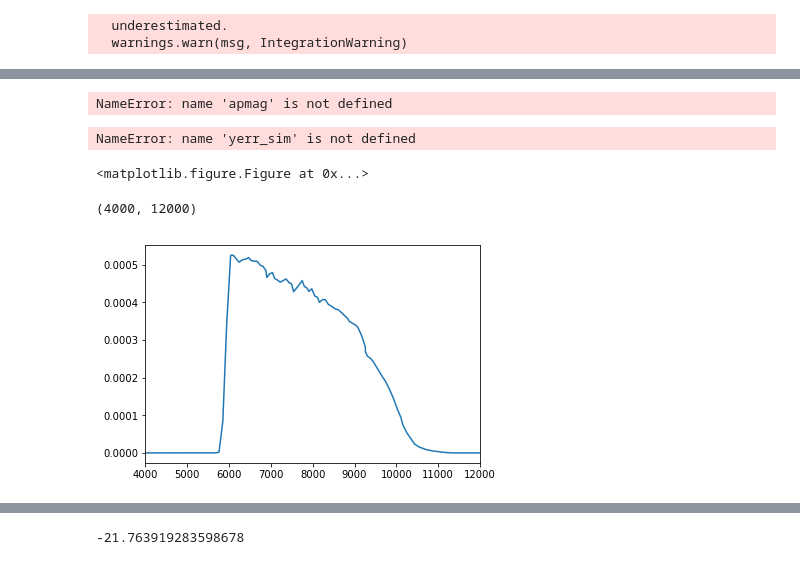
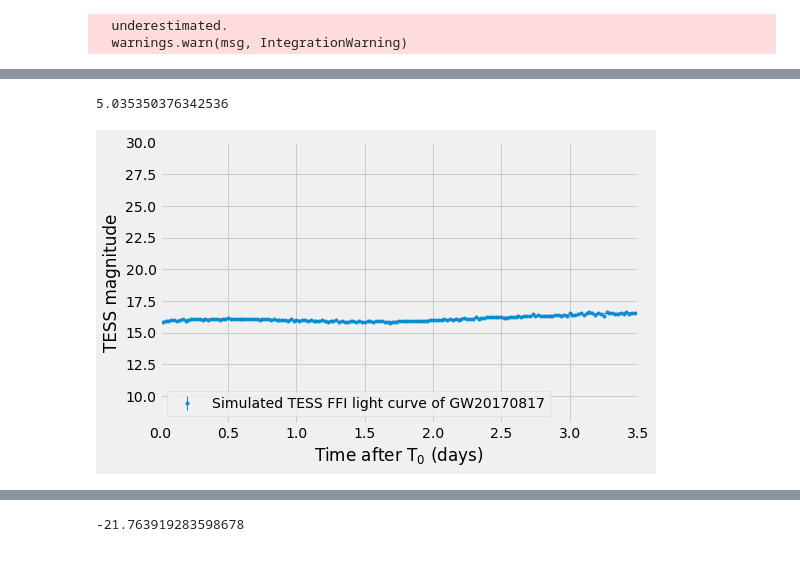
Before and after one commit to mrtommyb/messing-with-gw, a Jupyter notebook: code/gw_mag_v3.ipynb, the cells around one changed output, grey strips where cells are left out. Drawn from its saved outputs; the diff is of its cells as text; code cells hidden in the pictures.

```diff
--- a/code/gw_mag_v3.ipynb
+++ b/code/gw_mag_v3.ipynb
@@ -94,15 +204,13 @@ with plt.style.context(('fivethirtyeight')):
 # %%
 x = (1.514E6 * 70 * 3600)
 y = x * 10**(-0.4*11.3)
-z = np.sqrt(y) / (x * 10**(-0.4*17.3))
+z = np.sqrt(y) / (x * 10**(-0.4*17.3)) / np.sqrt(0.5)
 
 t_sim = np.arange(0,10,1./48)
 m_sim = GWT.get_apmag(GWT._f5(t_sim), GWT.obs_distance)
 
-yerr_sim2 = np.sqrt(GWT.get_yerr_mag(m_sim, ) ** 2 + z**2)
+yerr_sim2 = np.sqrt(GWT.get_yerr_mag(m_sim, 11.3) ** 2 + z**2)
 erroradd2 = np.random.normal(scale=yerr_sim2[np.isfinite(yerr_sim2)], size=len(m_sim[np.isfinite(yerr_sim2)]))
 
-yerr_sim = GWT.get_yerr_mag(m_sim, )
+yerr_sim = GWT.get_yerr_mag(m_sim, 11.3)
 erroradd = np.random.normal(scale=yerr_sim[np.isfinite(yerr_sim)], size=len(m_sim[np.isfinite(yerr_sim)]))
-# %% [output]
-NameError: name 'apmag' is not defined
@@ -109,33 +220,27 @@ NameError: name 'apmag' is not defined
 # %%
-1.  / ((GWT.TESS_noise_1h(18.43) / 1.E6 / np.sqrt(6)) **2 + z**2)**0.5
+1.  / ((GWT.TESS_noise_1h(18.12) / 1.E6 / np.sqrt(0.5)) **2 + z**2)**0.5
+# %% [output]
+5.035350376342536
 # %%
 
 
 with plt.style.context(('fivethirtyeight')):
     fig = plt.figure(figsize=[8,5])
 
 
     plt.errorbar(t_sim[np.isfinite(yerr_sim)],m_sim[np.isfinite(yerr_sim)]+erroradd,
              yerr=yerr_sim[np.isfinite(yerr_sim)], fmt='.', lw=1,
                  label = 'Simulated TESS FFI light curve of GW20170817')
 #     plt.errorbar(t_sim[np.isfinite(yerr_sim2)],m_sim[np.isfinite(yerr_sim2)]+erroradd2,
 #              yerr=yerr_sim2[np.isfinite(yerr_sim2)], fmt='.', lw=1,
 #                  label = 'Simulated TESS FFI light curve of GW20170817')
-    plt.ylim(19.9,16.9)
+    plt.plot(t_sim[np.isfinite(yerr_sim)], m_sim[np.isfinite(yerr_sim)], lw=1)
+#     plt.ylim(19.9,16.9)
     plt.xlim(0,3.5)
     plt.xlabel('Time after T$_0$ (days)')
     plt.ylabel('TESS magnitude')
     plt.legend(loc=3)
     fig.tight_layout()
+#     fig.savefig('tess-lc-gw20170817-v3.png')
 # %% [output]
-NameError: name 'yerr_sim' is not defined
-<matplotlib.figure.Figure at 0x...>
+[figure, added]
-# %%
-plt.plot(GWT.wavelength_ang,GWT.get_spectra_nu()[0])
-# plt.plot(GWT.galaxy_ang, t.T[1] *1.E-3)
-
-plt.xlim(4000,12000)
-# plt.ylim(0,0.01)
-# %% [output]
-(4000, 12000)
-[figure, removed]
```
Also changed, not shown: parts of 24 cells of this notebook, 26 other files.
